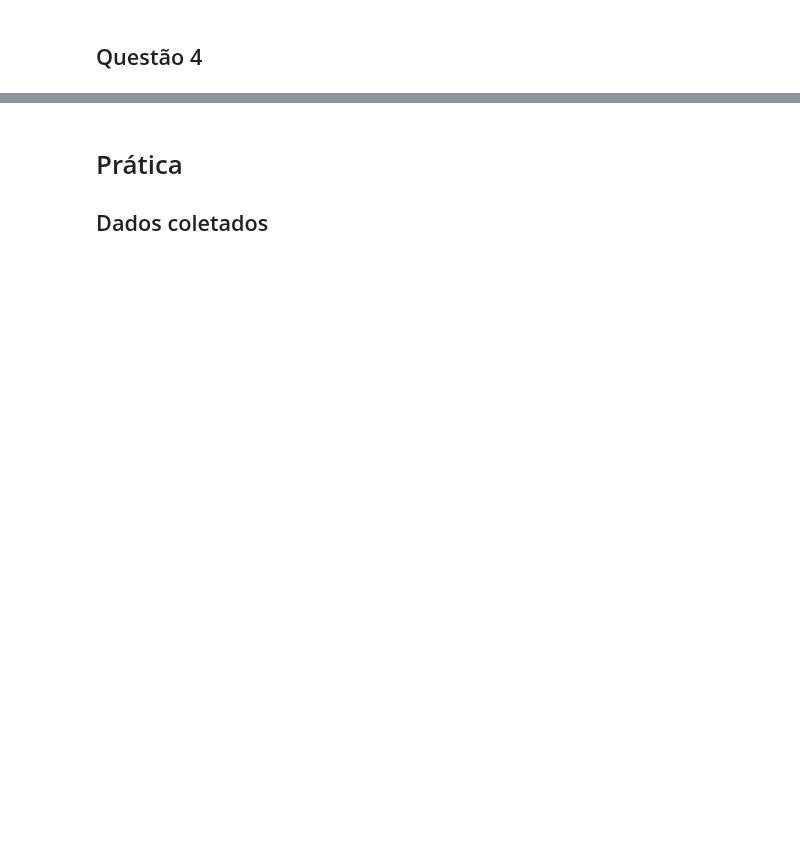
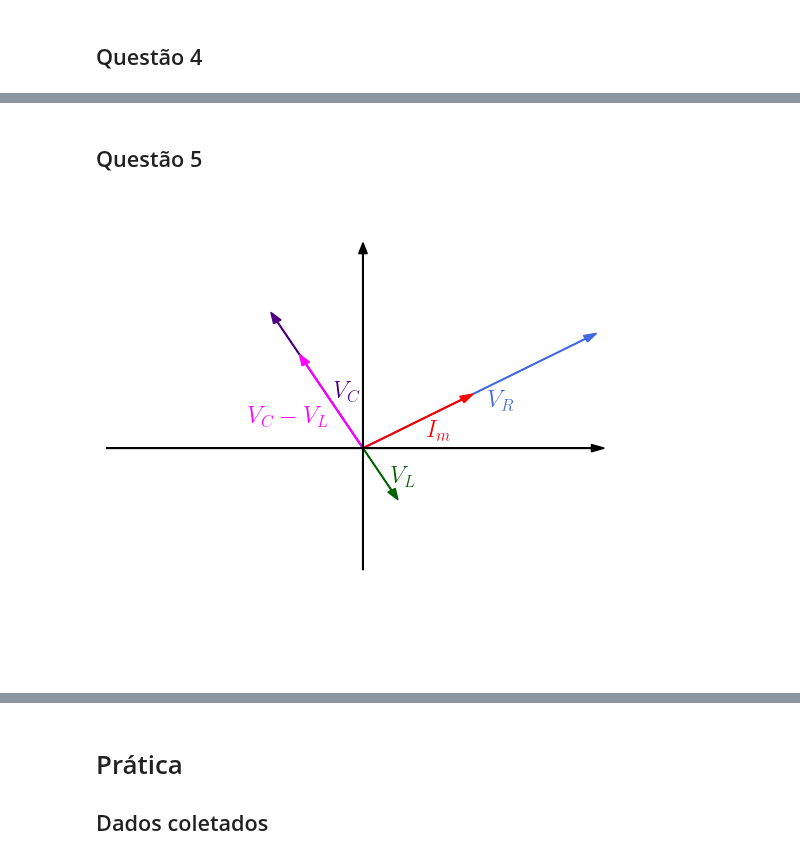
Before and after one commit to viniciusrocca/College_Codes, a Jupyter notebook: Lab_Ondulatoria/RLC_Circuit.ipynb, the cells around one changed output, grey strips where cells are left out. Cells and saved outputs as stored; diff of their text form; code cells hidden in the pictures; blank space fills up the shorter version.

```diff
--- a/Lab_Ondulatoria/RLC_Circuit.ipynb
+++ b/Lab_Ondulatoria/RLC_Circuit.ipynb
@@ -84,0 +99,51 @@ plt.show()
+# %% [markdown]
+## Questão 5
+# %%
+fig = plt.figure(figsize = [7,6])
+
+
+#Fasor da tensão no capacitor
+plt.arrow(0,0,9*np.cos(np.pi/6), 9*np.sin(np.pi/6), width = 0.025, head_width = 0.3,
+          color = 'royalblue', lw = 1.0 )
+plt.annotate(r'$V_R$', xy=(9*np.cos(np.pi/6)/2, 9*np.sin(np.pi/6)/2), xytext=(10, -10),
+             textcoords='offset points', color  = "royalblue")
+
+#Fasor da corrente
+plt.arrow(0,0,4*np.cos(np.pi/6), 4*np.sin(np.pi/6), width = 0.025, head_width = 0.3,
+          color = 'red', lw = 1.0)
+plt.annotate(r'$I_m$', xy=(4*np.cos(np.pi/6)/2, 4*np.sin(np.pi/6)/2), xytext=(10, -10),
+             textcoords='offset points', color  = "red")
+
+
+
+#Fasor do capacitor
+plt.arrow(0,0,6*np.cos(2*np.pi/3), 6*np.sin(2*np.pi/3), width = 0.025, head_width = 0.3,
+          color = 'indigo', lw = 1.0 )
+plt.annotate(r'$V_C$', xy=(6*np.cos(2*np.pi/3)/2, 6*np.sin(2*np.pi/3)/2), xytext=(10, -10),
+             textcoords='offset points', color  = "indigo")
+
+#Fasor do indutor
+plt.arrow(0,0,-2*np.cos(2*np.pi/3), -2*np.sin(2*np.pi/3), width = 0.025, head_width = 0.3,
+          color = 'darkgreen', lw = 1.0 )
+plt.annotate(r'$V_L$', xy=(-2*np.cos(2*np.pi/3)/2, -2*np.sin(2*np.pi/3)/2), xytext=(10, -10),
+             textcoords='offset points', color  = "darkgreen")
+
+#Fasor capacitor - indutor
+plt.arrow(0,0,4*np.cos(2*np.pi/3), 4*np.sin(2*np.pi/3), width = 0.025, head_width = 0.3,
+          color = 'magenta', lw = 1.0 )
+plt.annotate(r'$V_C - V_L$', xy=(6*np.cos(2*np.pi/3)/2-3, 6*np.sin(2*np.pi/3)/2-1), xytext=(10, -10),
+             textcoords='offset points', color  = "magenta")
+
+
+plt.arrow(-10,0,18,0, width = 0.025, head_width = 0.3, color = 'black', lw = 1.0 )
+plt.arrow(0,-5,0,13, width = 0.025, head_width = 0.3, color = 'black', lw = 1.0 )
+plt.xlim(-9,10)
+plt.ylim(-9,10)
+plt.xticks([])
+plt.yticks([])
+plt.axis('off')
+#plt.legend()
+plt.savefig('Graphs/RLC/Phasor_diagram.pdf', dpi = 300)
+plt.show()
+# %% [output]
+[figure, added]
```
Also changed, not shown: parts of 5 cells of this notebook.
